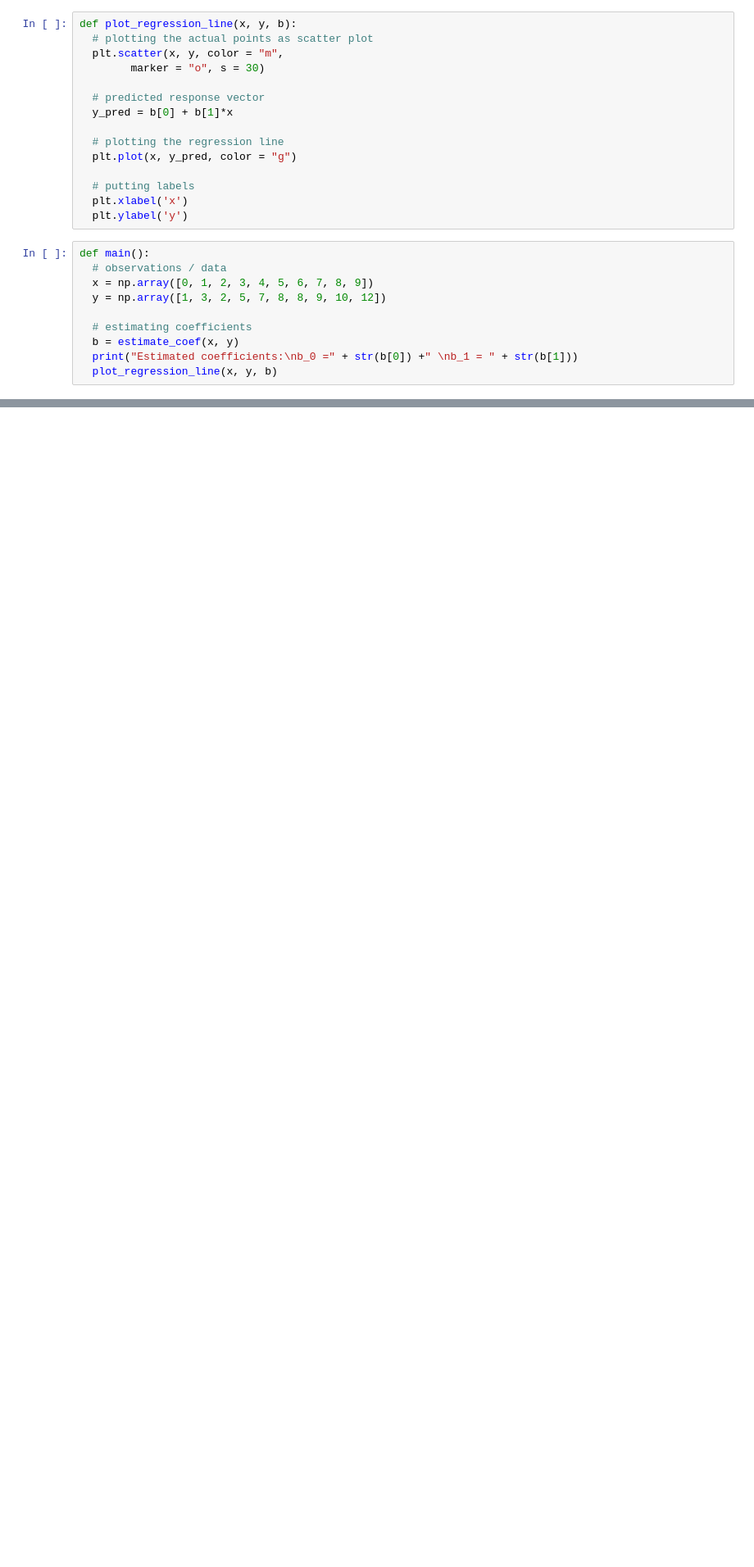
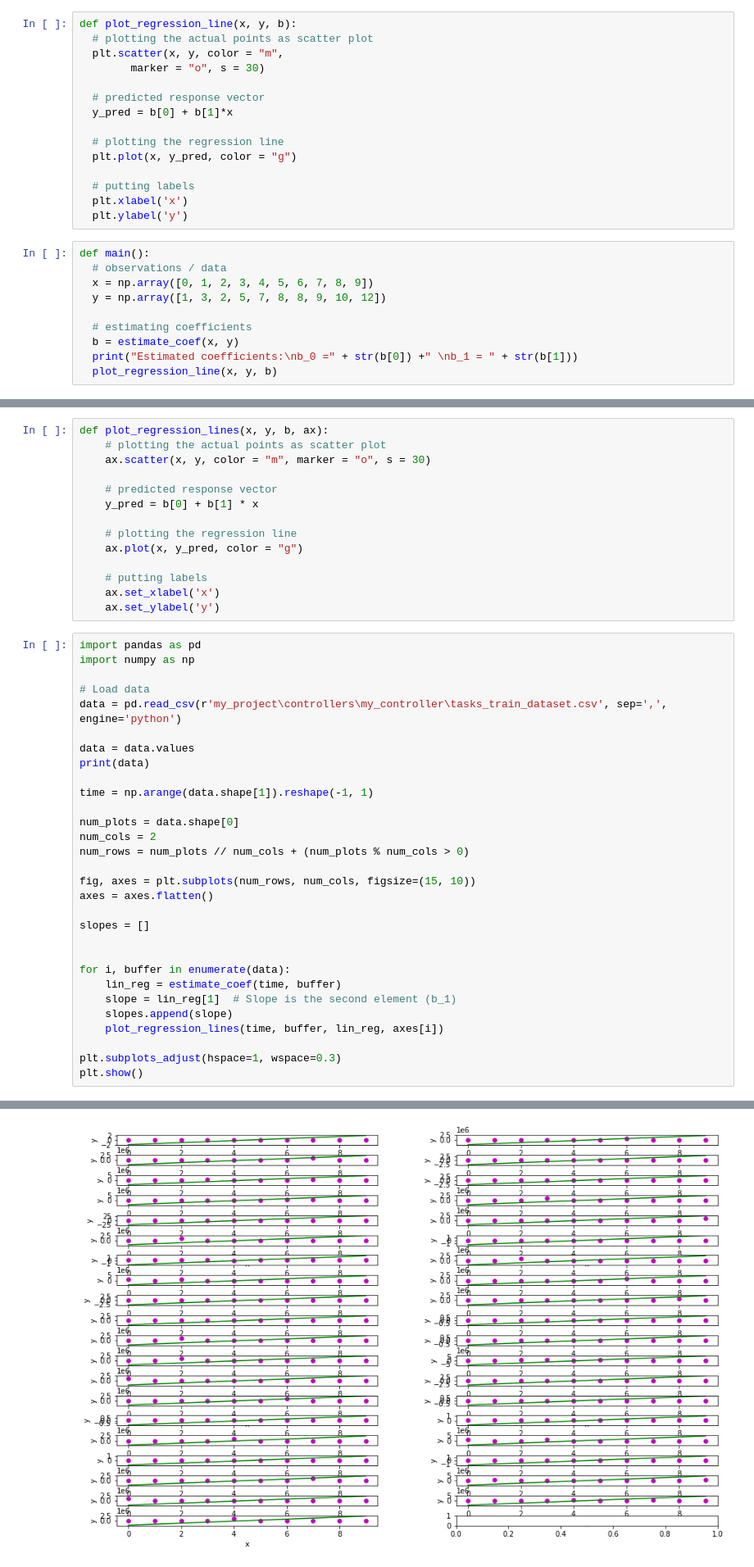
Before and after one commit to abrilrys/Ideomotor_Error_Dynamics, a Jupyter notebook: Linear regression.ipynb, the cells around one changed output, grey strips where cells are left out. Shown at 82% size. Cells and saved outputs as stored; diff of their text form; blank space fills up the shorter version.

Commit message:
plot the linear regression

```diff
--- a/Linear regression.ipynb
+++ b/Linear regression.ipynb
@@ -49,0 +50,45 @@ b_1 = 1.1696969696969697
+# %%
+def plot_regression_lines(x, y, b, ax):
+    # plotting the actual points as scatter plot
+    ax.scatter(x, y, color = "m", marker = "o", s = 30)
+
+    # predicted response vector
+    y_pred = b[0] + b[1] * x
+
+    # plotting the regression line
+    ax.plot(x, y_pred, color = "g")
+
+    # putting labels
+    ax.set_xlabel('x')
+    ax.set_ylabel('y')
+# %%
+import pandas as pd
+import numpy as np
+
+# Load data
+data = pd.read_csv(r'my_project\controllers\my_controller\tasks_train_dataset.csv', sep=',', engine='python')
+
+data = data.values
+print(data)
+
+time = np.arange(data.shape[1]).reshape(-1, 1)
+
+num_plots = data.shape[0]
+num_cols = 2
+num_rows = num_plots // num_cols + (num_plots % num_cols > 0)
+
+fig, axes = plt.subplots(num_rows, num_cols, figsize=(15, 10))
+axes = axes.flatten()
+
+slopes = []
+
+
+for i, buffer in enumerate(data):
+    lin_reg = estimate_coef(time, buffer)
+    slope = lin_reg[1]  # Slope is the second element (b_1)
+    slopes.append(slope)
+    plot_regression_lines(time, buffer, lin_reg, axes[i])
+
+plt.subplots_adjust(hspace=1, wspace=0.3)
+plt.show()
+# %% [output]
@@ -49,0 +112 @@ b_1 = 1.1696969696969697
+[figure, added]
```
Also changed, not shown: parts of 2 cells of this notebook, 5 other files.
